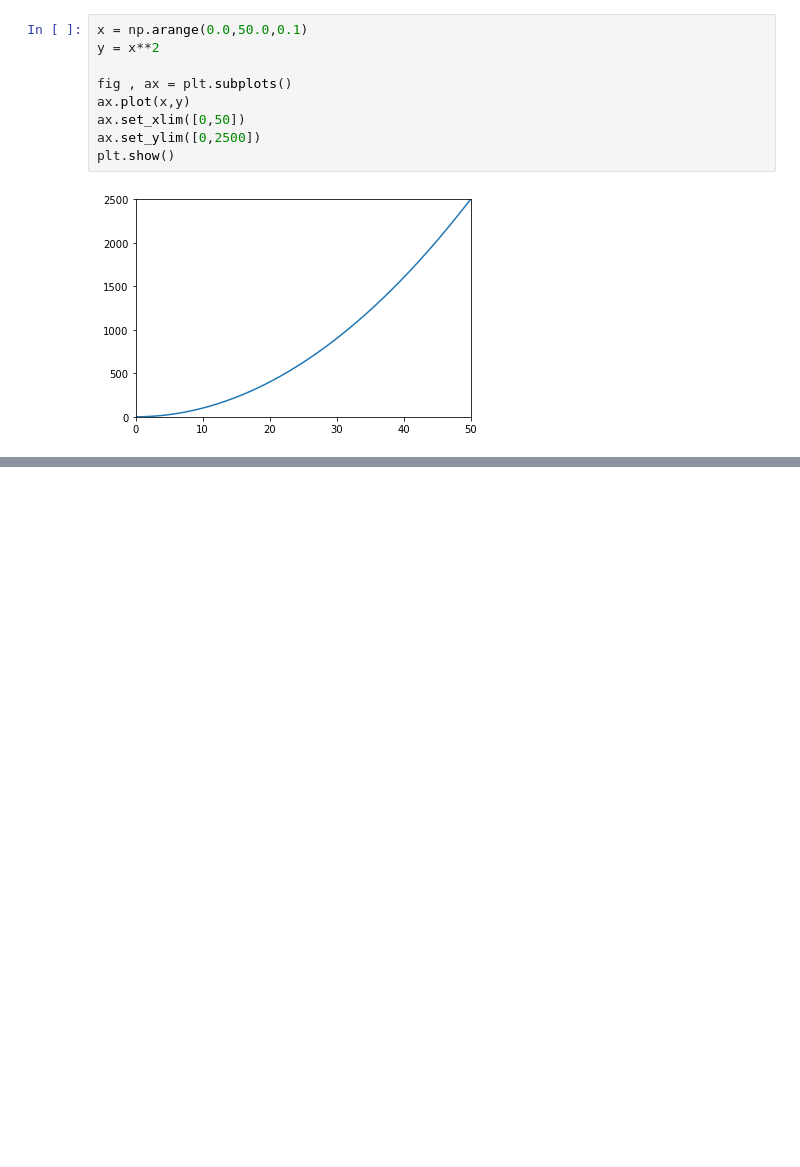
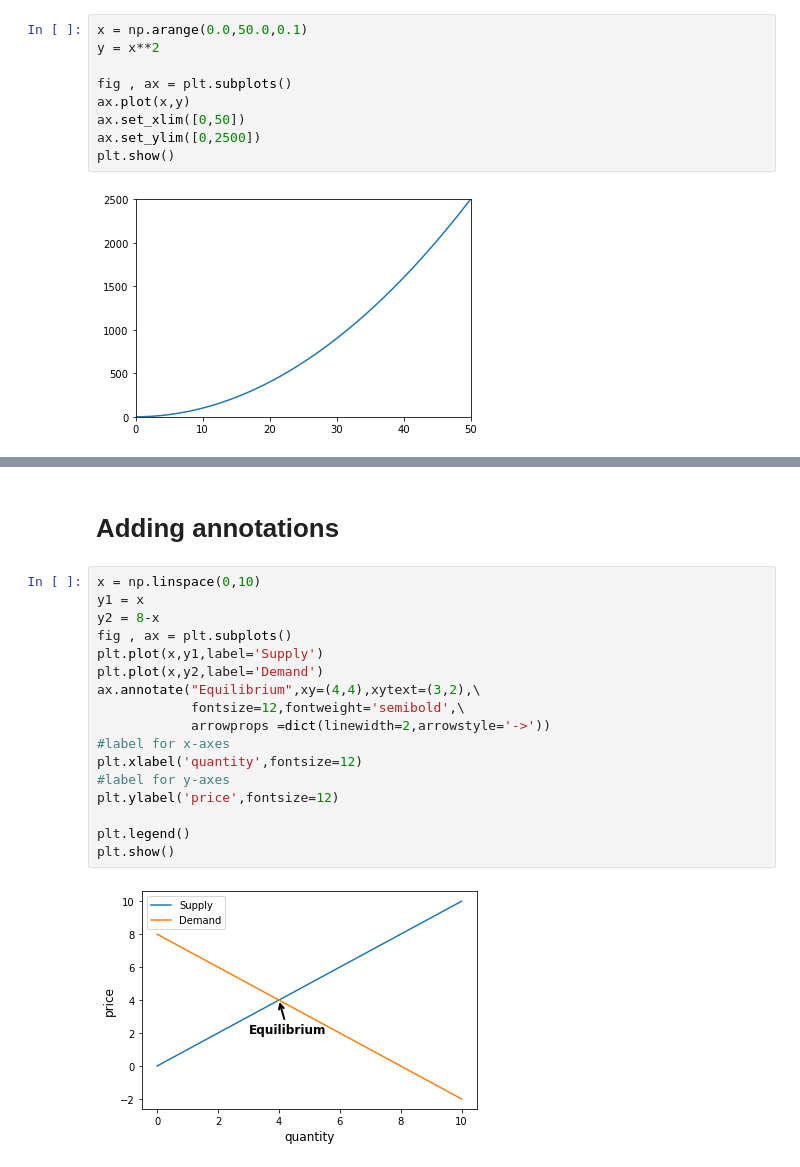
Before and after one commit to umar7860/numpy-linkedIn-course, a Jupyter notebook: NumPy Course Part 2/AdvancePlotsAndStyling.ipynb, the cells around one changed output, grey strips where cells are left out. Cells and saved outputs as stored; diff of their text form; blank space fills up the shorter version.

```diff
--- a/NumPy Course Part 2/AdvancePlotsAndStyling.ipynb
+++ b/NumPy Course Part 2/AdvancePlotsAndStyling.ipynb
@@ -114,0 +117,21 @@ ax.set_xticks(lista)
+# %% [markdown]
+# Adding annotations
+# %%
+x = np.linspace(0,10)
+y1 = x
+y2 = 8-x
+fig , ax = plt.subplots()
+plt.plot(x,y1,label='Supply')
+plt.plot(x,y2,label='Demand')
+ax.annotate("Equilibrium",xy=(4,4),xytext=(3,2),\
+            fontsize=12,fontweight='semibold',\
+            arrowprops =dict(linewidth=2,arrowstyle='->'))
+#label for x-axes
+plt.xlabel('quantity',fontsize=12)
+#label for y-axes
+plt.ylabel('price',fontsize=12)
+
+plt.legend()
+plt.show()
+# %% [output]
+[figure, added]
```
Also changed, not shown: parts of 4 cells of this notebook.
